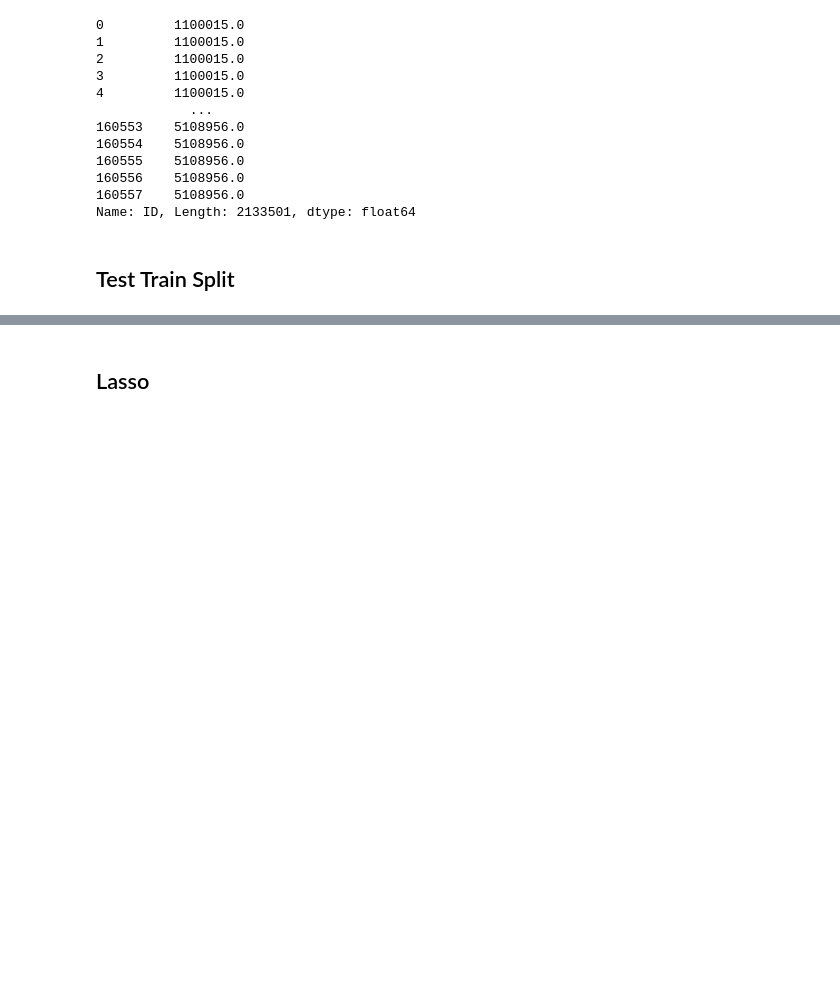
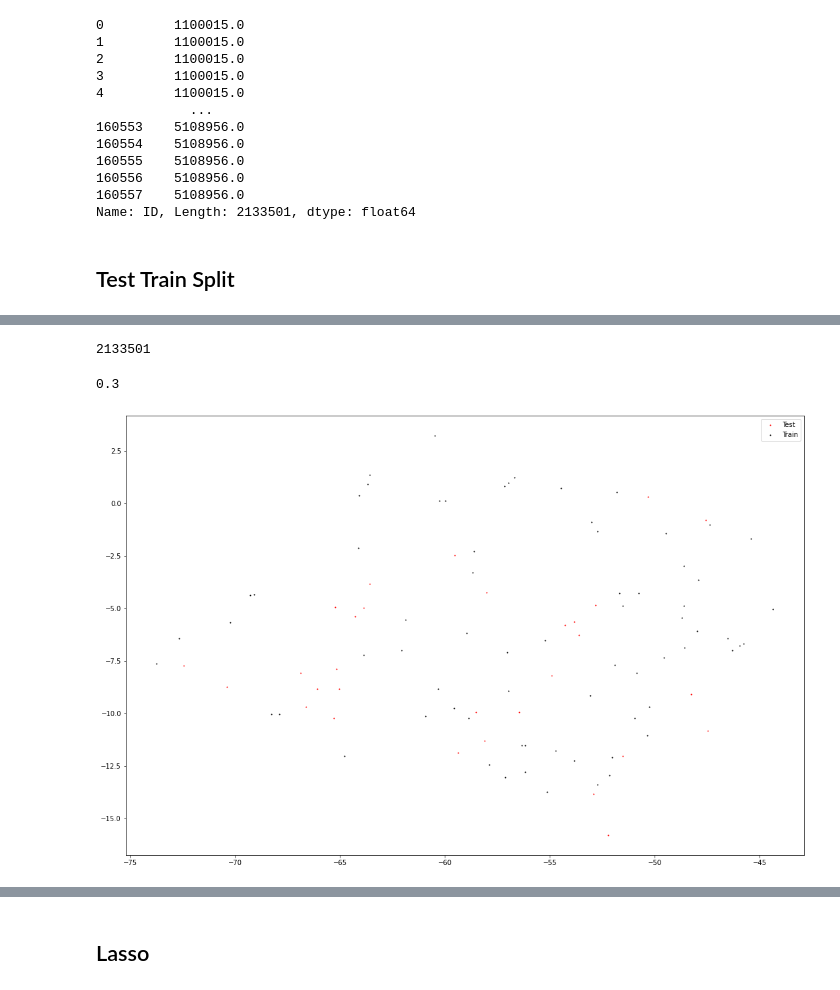
Before and after one commit to aulichney/Deforestation, a Jupyter notebook: ResultsWithPolitical.ipynb, the cells around one changed output, grey strips where cells are left out. Drawn from its saved outputs; the diff is of its cells as text; code cells hidden in the pictures; blank space fills up the shorter version.

```diff
--- a/ResultsWithPolitical.ipynb
+++ b/ResultsWithPolitical.ipynb
@@ -194,6 +140,0 @@ XYs[this_test].plot()
-# %%
-i = 0
-
-this_train = city_cv[i][0]
-
-this_test = city_cv[i][1]
@@ -739,0 +145,63 @@ X_train, X_test, Y_train, Y_test = train_test_split(X, Y, test_size = 0.3, rando
+# %%
+df_full.shape[0]
+# %% [output]
+2133501
+# %%
+df_full = df_full.sample(100).reset_index(drop=True)
+Y = df_full['forest_diff']
+X = df_full[X_cols]
+# gdf = gpd.GeoDataFrame(X, geometry = gpd.points_from_xy(df_full.x, df_full.y))
+# XYs = gdf['geometry']
+# %%
+#Select Test/Train Indices
+n_folds = 10
+munis = df_full['ID'].values
+group_kfold = GroupKFold(n_splits = n_folds)
+muni_kfold = group_kfold.split(X, Y, munis)
+train_indices, test_indices = [list(traintest) for traintest in zip(*muni_kfold)]
+city_cv = [*zip(train_indices,test_indices)]
+
+test_inds = []
+for i in range(3):
+    test_inds.extend(city_cv[i][1])
+
+train_inds = []
+for i in range(3, 10):
+    train_inds.extend(city_cv[i][1])
+
+
+print(len(test_inds)/(len(train_inds) + len(test_inds)) )
+# %% [output]
+0.3
+# %%
+#partition data into test/train sets
+
+df_full_test = df_full.iloc[test_inds].reset_index(drop=True)
+df_full_train = df_full.iloc[train_inds].reset_index(drop=True)
+
+Y_test = df_full_test['forest_diff']
+Y_train = df_full_train['forest_diff']
+
+X_test = df_full_test[X_cols]
+X_train = df_full_train[X_cols]
+
+gdf_test = gpd.GeoDataFrame(X_test, geometry = gpd.points_from_xy(df_full_test.x, df_full_test.y))
+gdf_train = gpd.GeoDataFrame(X_train, geometry = gpd.points_from_xy(df_full_train.x, df_full_train.y))
+
+XYs_test = gdf_test['geometry']
+XYs_train = gdf_train['geometry']
+# %%
+PLOT = True
+
+if PLOT:
+    fig, axs = plt.subplots(1, 1, figsize=(15, 12))
+    marker_size = 0.1
+    marker_size = 1
+    XYs_test.plot(ax=axs, color = 'red', markersize=marker_size, label = 'Test')
+    XYs_train.plot(ax=axs, color = 'black', markersize=marker_size, label = 'Train')
+
+    plt.legend(markerscale=1)
+    plt.tight_layout()
+    plt.show()
+# %% [output]
+[figure, added]
```
Also changed, not shown: parts of 138 cells of this notebook, 2 other files.
